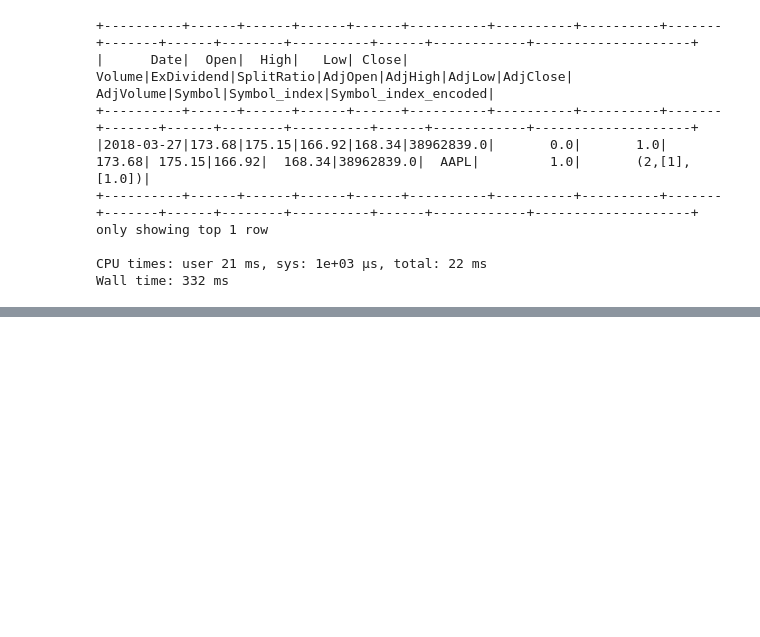
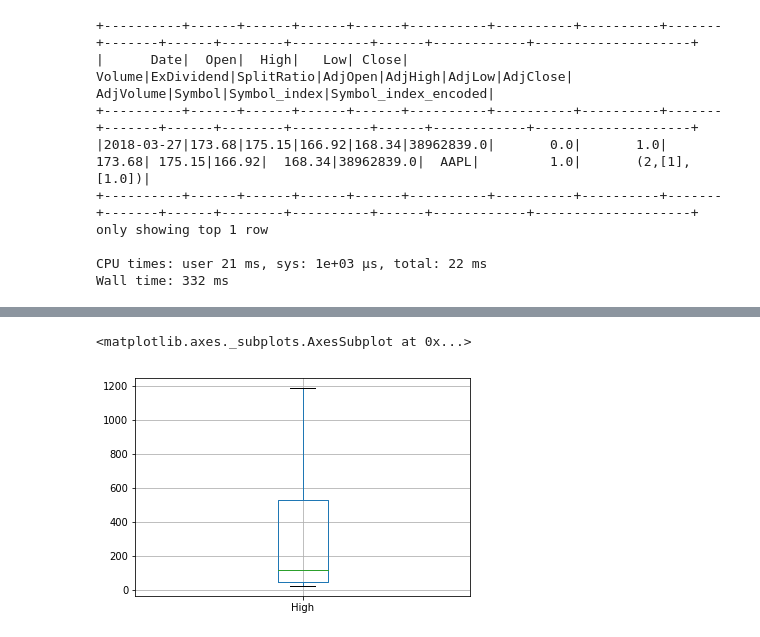
Before and after one commit to FavioVazquez/koalas_optimus_spark, a Jupyter notebook: Cool_Notebook.ipynb, the cells around one changed output, grey strips where cells are left out. Saved outputs shown, nothing was run; the diff lists cells and outputs as text; code cells hidden in the pictures; blank space fills up the shorter version.

```diff
--- a/Cool_Notebook.ipynb
+++ b/Cool_Notebook.ipynb
@@ -308,0 +318,5 @@ Wall time: 332 ms
+# %%
+df_pd.boxplot("High")
+# %% [output]
+<matplotlib.axes._subplots.AxesSubplot at 0x...>
+[figure, added]
```
Also changed, not shown: parts of 12 cells of this notebook.
